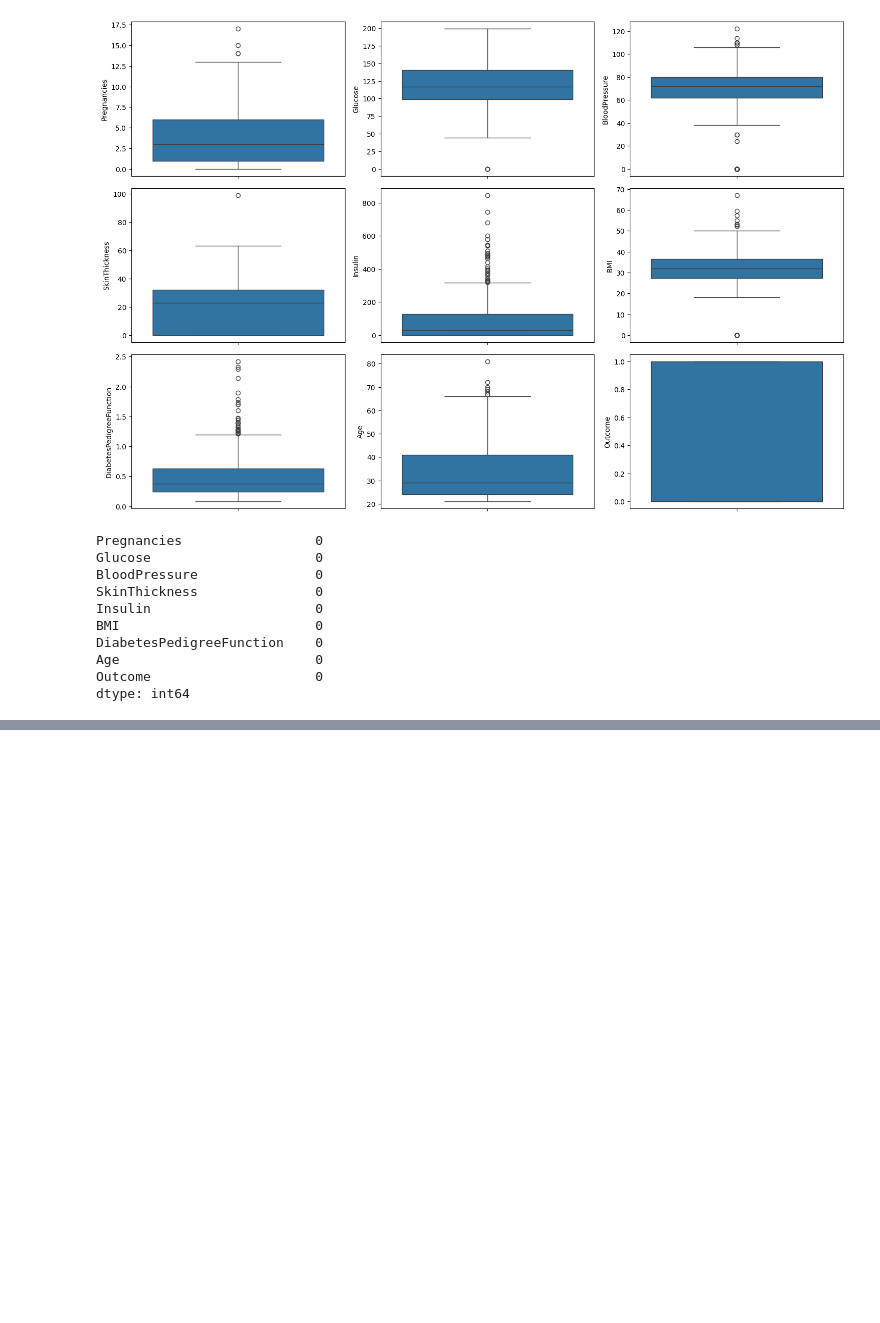
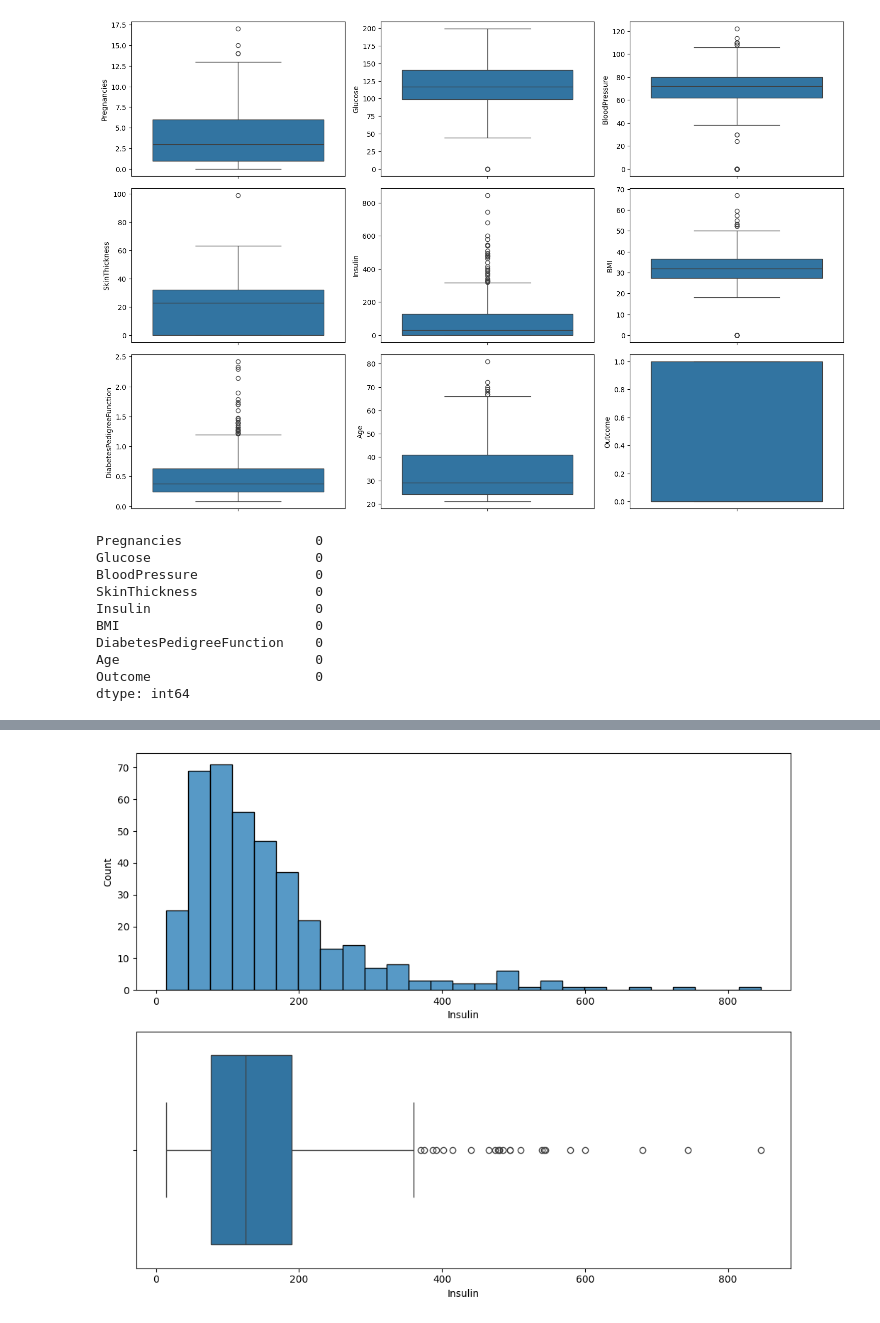
Before and after one commit to bartowen/desicion_tree_algo, a Jupyter notebook: src/explore.ipynb, the cells around one changed output, grey strips where cells are left out. Cells and saved outputs as stored; diff of their text form; code cells hidden in the pictures; blank space fills up the shorter version.

Commit message:
analisis insulina

```diff
--- a/src/explore.ipynb
+++ b/src/explore.ipynb
@@ -228,0 +265,4 @@ dtype: int64
+# %%
+import numpy as np
+
+df.replace({'Insulin': {0: np.nan}}, inplace=True)
@@ -228,0 +295,12 @@ dtype: int64
+# %%
+fig, axis = plt.subplots(2, 1, figsize=(10, 8))
+
+sns.histplot(ax=axis[0], data=df, x="Insulin").set(xlabel="Insulin")  # Cambiar 'Glucose' por 'Insulin'
+
+sns.boxplot(ax=axis[1], data=df, x="Insulin")  # Cambiar 'Glucose' por 'Insulin'
+
+
+plt.tight_layout()
+plt.show()
+# %% [output]
+[figure, added]
```
Also changed, not shown: parts of 10 cells of this notebook, 1 other file.
